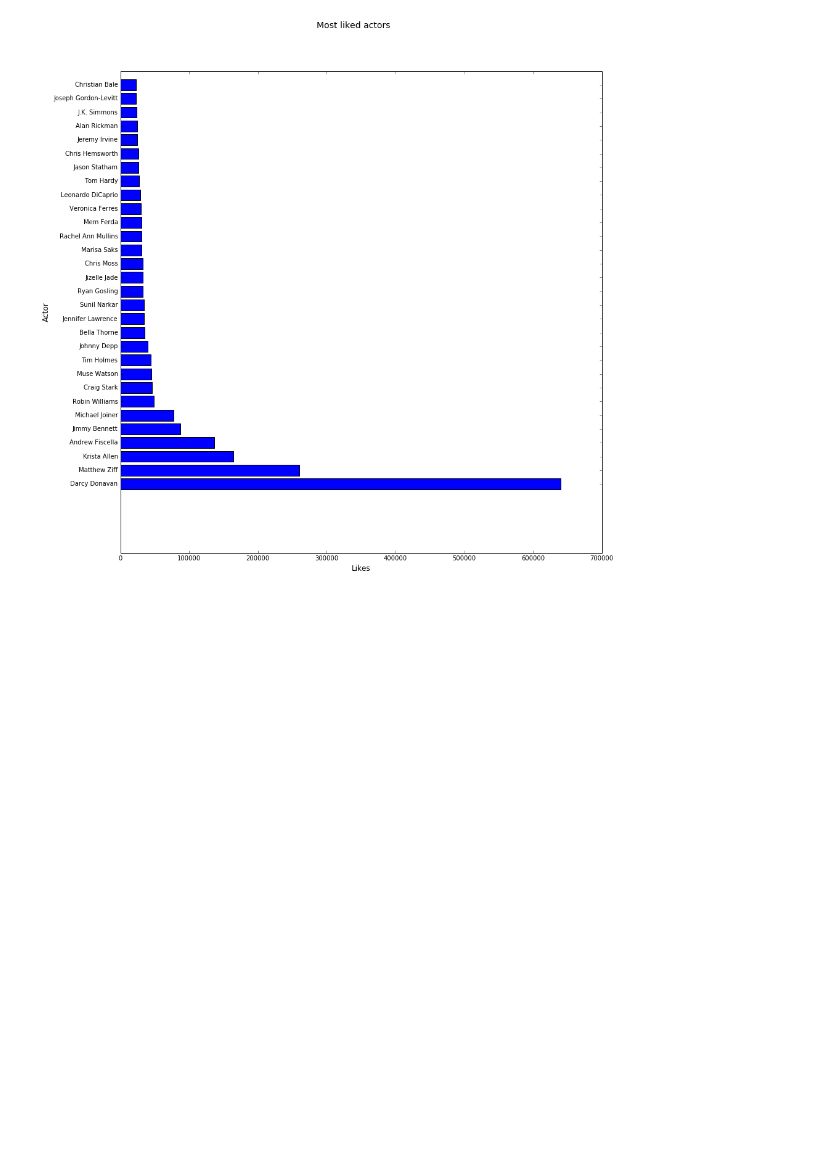
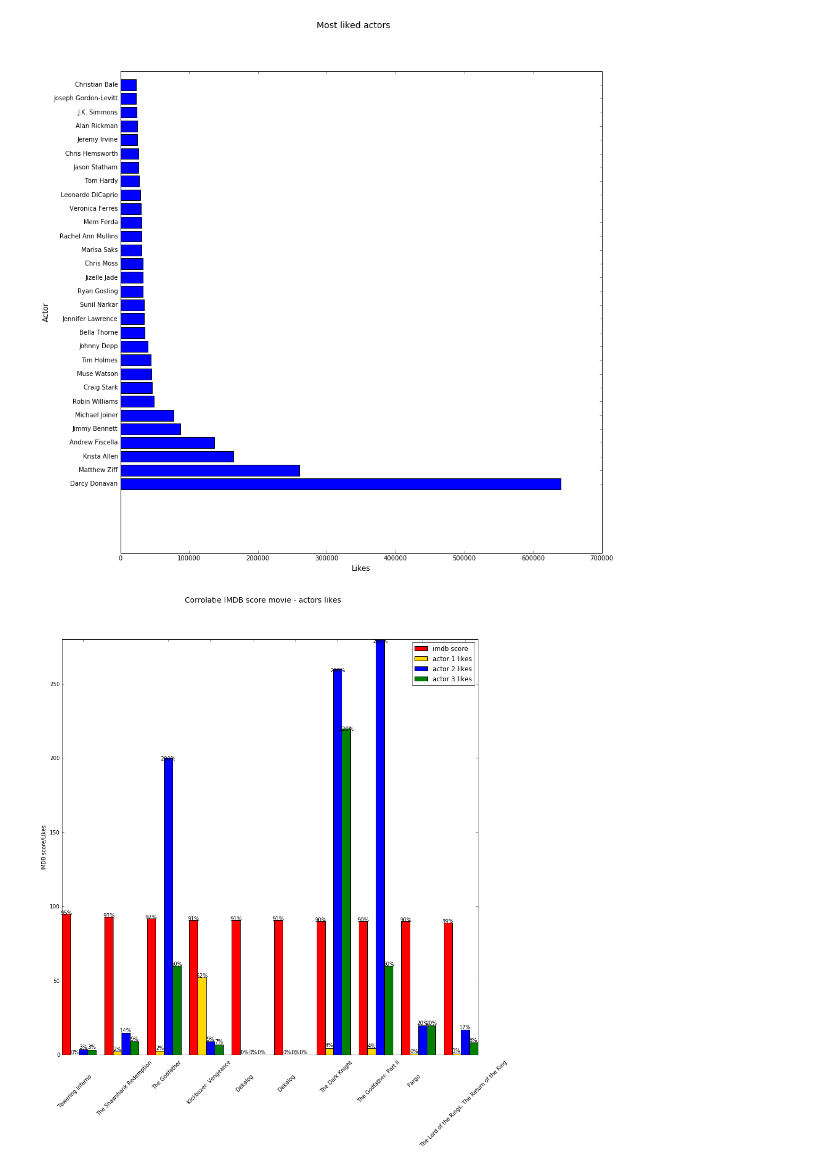
Before and after one commit to AlekVT/notebookIMDB, a Jupyter notebook: MovieSet.ipynb, the cells around one changed output. Cells and saved outputs as stored; diff of their text form; code cells hidden in the pictures; blank space fills up the shorter version.

Commit message:
corrolatie grafiek imdb score - actor likes

```diff
--- a/MovieSet.ipynb
+++ b/MovieSet.ipynb
@@ -257,3 +258,49 @@ ax.set_yticklabels(actorFacebookLikes['actors'], rotation=0)
 plt.show()
 # %% [output]
 [figure]
+# %%
+ds = []
+ds = dataset.sort_values(by='imdb_score', ascending=False).head(10)
+ind = np.arange(len(ds))
+width = 0.2
+
+fig = plt.figure(figsize=(14,14))
+fig.suptitle('Corrolatie IMDB score movie - actors likes', fontsize=14)
+ax = fig.add_subplot(111)
+rects1 = ax.bar(ind - width, ds['imdb_score']*10, width, color='r', align='center')
+rects2 = ax.bar(ind, ds['actor_1_facebook_likes']/5000, width, color='gold', align='center')
+rects3 = ax.bar(ind + width, ds['actor_2_facebook_likes']/50, width, color='b', align='center')
+rects4 = ax.bar(ind + 2*width, ds['actor_3_facebook_likes']/50, width, color='g', align='center')
+
+# add some text for labels, title and axes ticks
+ax.set_ylabel('IMDB score/Likes')
+ax.set_xticks(ind + width)
+ax.set_xticklabels(ds['movie_title'], rotation=45)
+ax.autoscale(tight=True)
+
+ax.legend((rects1[0], rects2[0], rects3[0], rects4[0]), ('imdb score', 'actor 1 likes', 'actor 2 likes', 'actor 3 likes'))
+
+for rect in rects1:
+    height = rect.get_height()
+    ax.text(rect.get_x() + rect.get_width()/2., 0.99*height,
+            '%d' % int(height) + "%", ha='center', va='bottom')
+
+for rect in rects2:
+    height = rect.get_height()
+    ax.text(rect.get_x() + rect.get_width()/2., 0.99*height,
+            '%d' % int(height) + "%", ha='center', va='bottom')
+
+for rect in rects3:
+    height = rect.get_height()
+    ax.text(rect.get_x() + rect.get_width()/2., 0.99*height,
+            '%d' % int(height) + "%", ha='center', va='bottom')
+
+for rect in rects4:
+    height = rect.get_height()
+    ax.text(rect.get_x() + rect.get_width()/2., 0.99*height,
+            '%d' % int(height) + "%", ha='center', va='bottom')
+
+
+plt.show()
+# %% [output]
+[figure, added]
```
Also changed, not shown: parts of 2 cells of this notebook.
